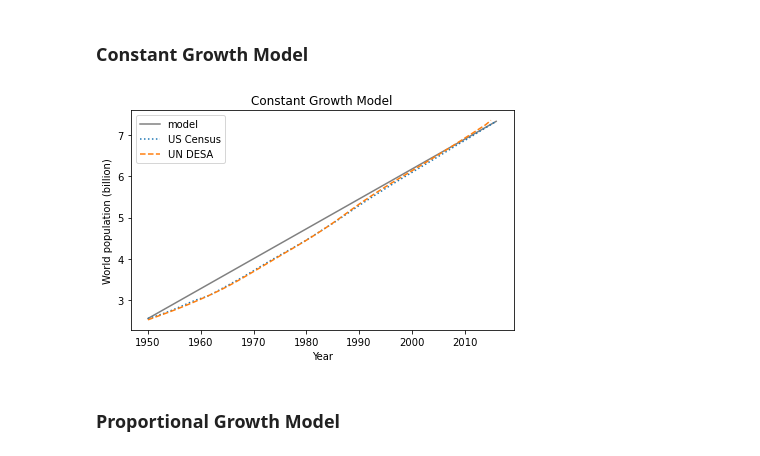
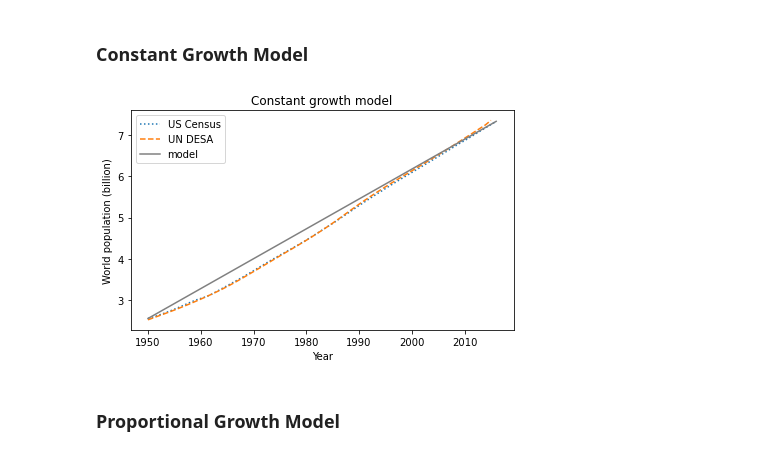
Before and after one commit to mgino11/Simulation_Modeling, a Jupyter notebook: Discussions/World_Population.ipynb, the cells around one changed output. Cells and saved outputs as stored; diff of their text form; code cells hidden in the pictures.

```diff
--- a/Discussions/World_Population.ipynb
+++ b/Discussions/World_Population.ipynb
@@ -100,8 +89,25 @@ def plot_estimates():
-# %%
-results1.plot(label='model', color='gray')
-plot_estimates()
-decorate(title='Constant Growth Model')
-# %% [output]
-[figure, removed]
+# %%
+from matplotlib.pyplot import plot
+
+def plot_results(census, un, timeseries, title):
+    """Plot the estimates and the model.
+
+    census: TimeSeries of population estimates
+    un: TimeSeries of population estimates
+    timeseries: TimeSeries of simulation results
+    title: string
+    """
+    plot(census, ':', label='US Census')
+    plot(un, '--', label='UN DESA')
+    plot(timeseries, color='gray', label='model')
+
+    decorate(xlabel='Year',
+             ylabel='World population (billion)',
+             title=title)
+# %%
+results = run_simulation1(system)
+plot_results(census, un, results, 'Constant growth model')
+# %% [output]
+[figure, added]
 # %% [markdown]
 ### Proportional Growth Model
```
Also changed, not shown: parts of 20 cells of this notebook, 1 other file.
